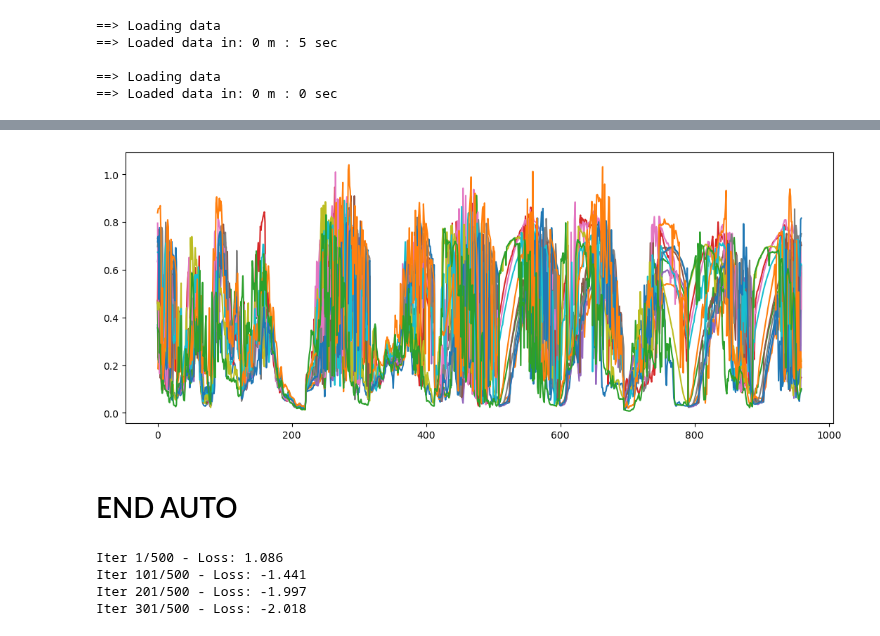
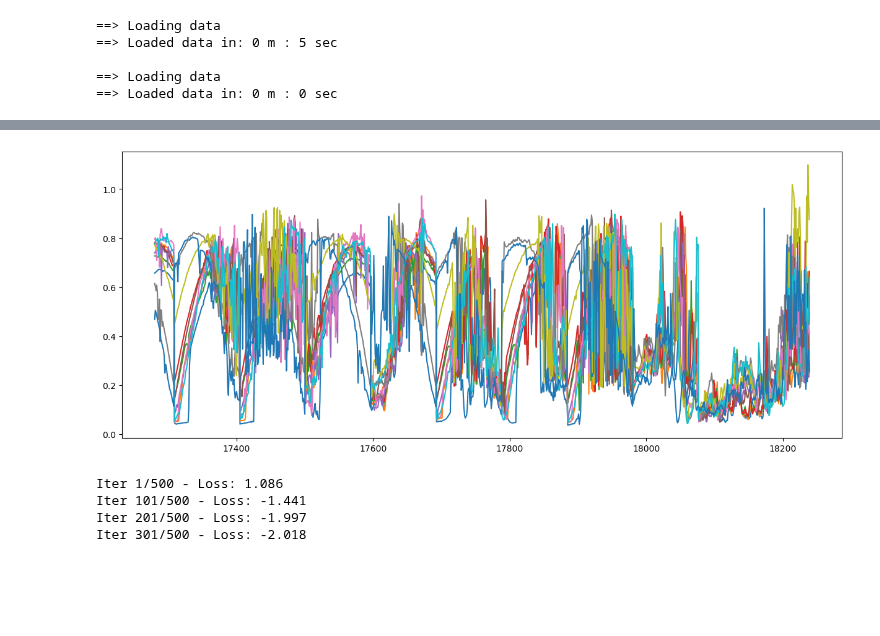
Before and after one commit to eirikbaekkelund/Dissertation, a Jupyter notebook: data_loader.ipynb, the cells around one changed output, grey strips where cells are left out. Saved outputs shown, nothing was run; the diff lists cells and outputs as text; code cells hidden in the pictures; blank space fills up the shorter version.

```diff
--- a/data_loader.ipynb
+++ b/data_loader.ipynb
@@ -84,7 +94,7 @@ COORDS = (54.95074, -1.5278)
 from src.data_loader import DataLoader
 # %%
 loader = DataLoader(n_days=N_DAYS,
-                    day_init=9,
+                    day_init=18,
                     n_systems=N_SYSTEMS,
                     radius=RADIUS,
                     coords=COORDS,
@@ -138,7 +114,0 @@ dl.save_csv(pv_stack, 'pv_data', 'pv_data_stack.csv')
-# %%
-X = pv_stack[['epoch', 'latitude', 'longitude']].values
-y = pv_stack['PV'].values
-# %%
-time, r_grid, y = dl.create_spatiotemporal_grid(X, y)
-y = y.squeeze()
-time = time.squeeze()
@@ -156,8 +115,7 @@ def remove_nan_systems(r_grid, y):
-# %%
-r_grid, y = remove_nan_systems(r_grid, y)
 # %%
-# plot the data
-plt.figure(figsize=(13, 5))
-plt.plot(y[:,:]);
+# set figure size
+plt.figure(figsize=(15, 6))
+
+plt.plot(time, y);
 # %% [output]
-[figure, old version]
+[figure, new version]
@@ -168,5 +122,3 @@ time_tensor, r_grid, y_tensor = dl.convert_grid_to_tensor(time=time,
-# %% [markdown]
-# END AUTO
 # %%
 def train_gp(x, y, n_hours, n_iter, lr, optim, likelihood, mean_module, covar_module):
     """
```
Also changed, not shown: parts of 15 cells of this notebook.
